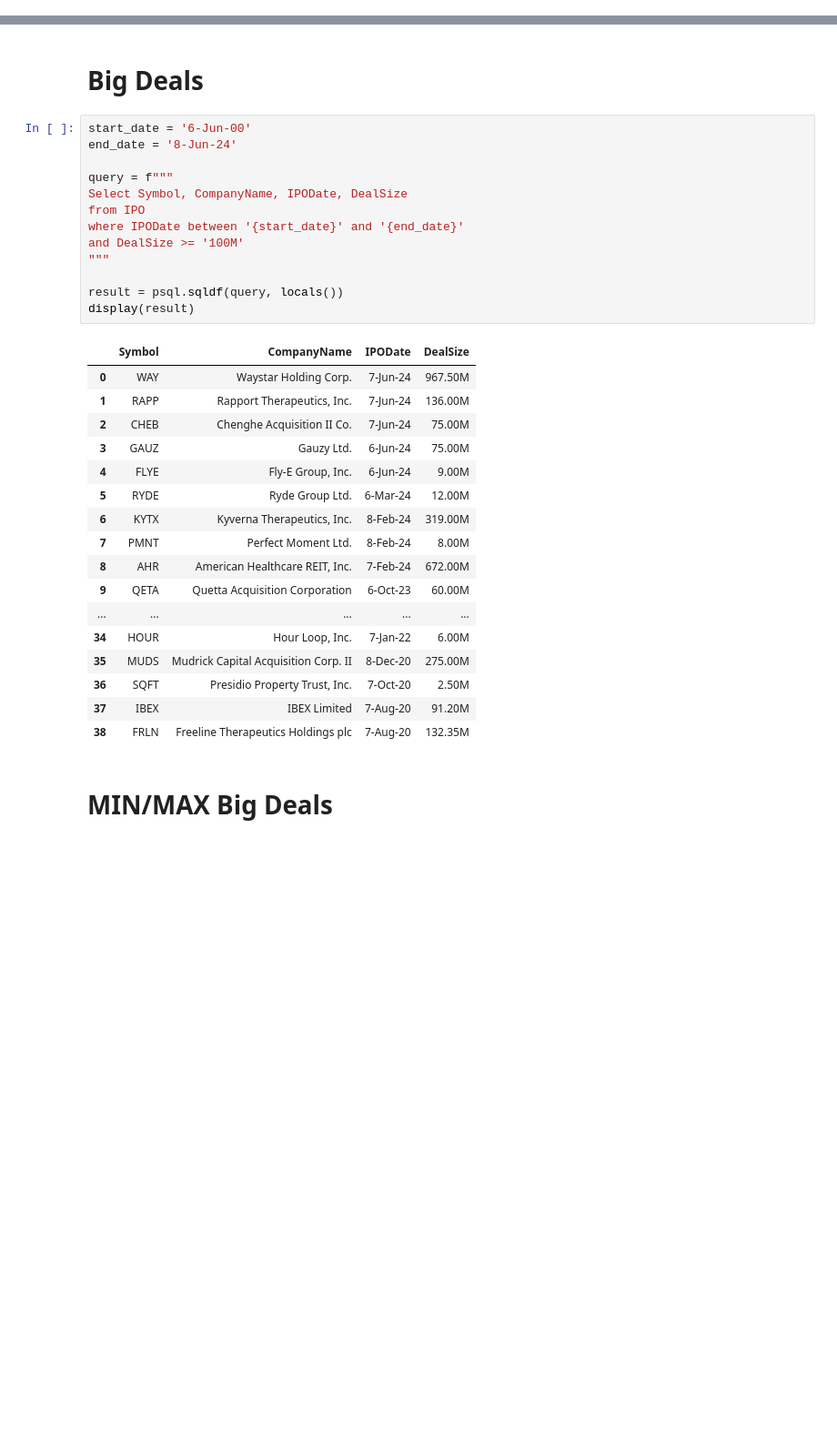
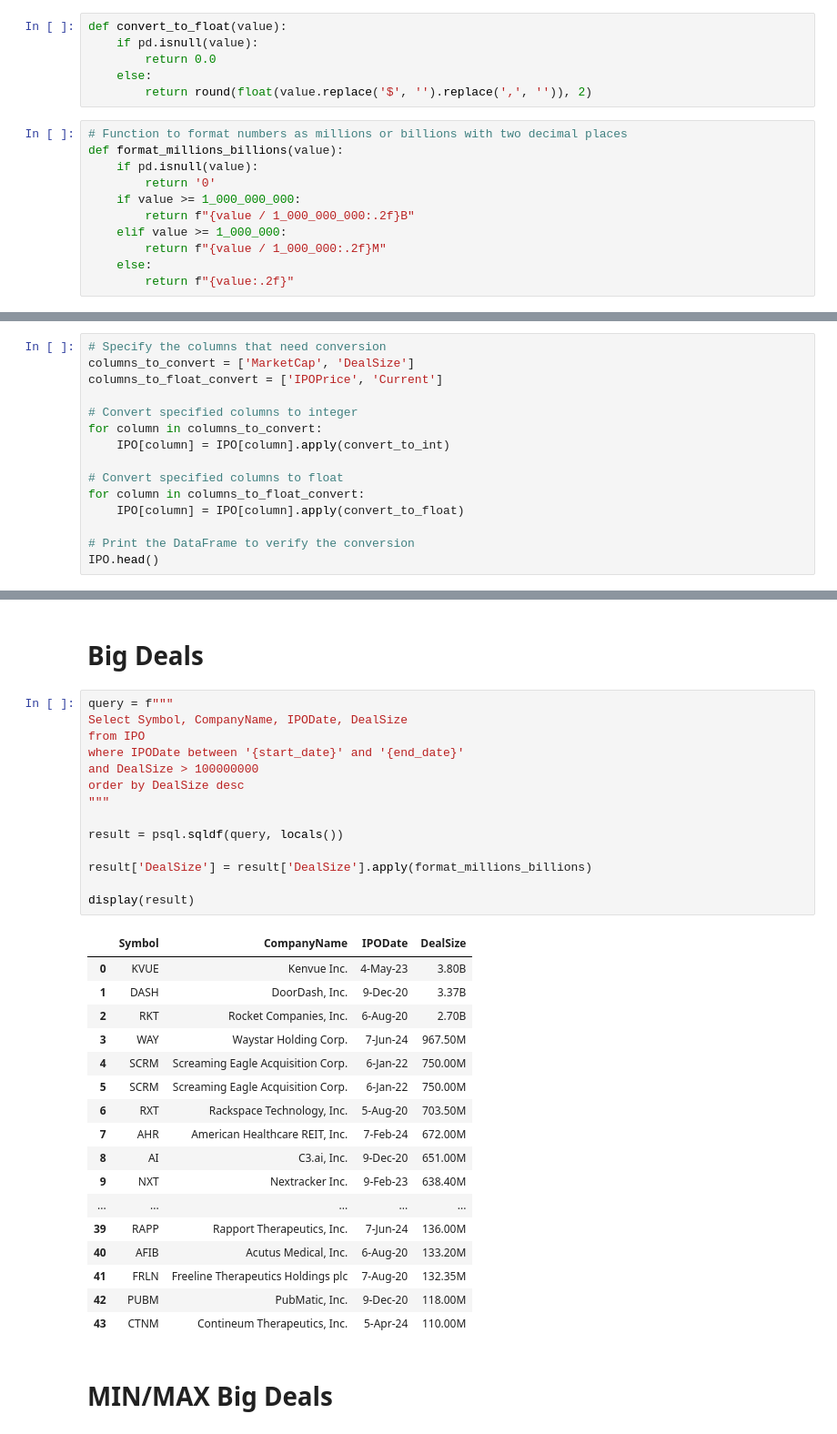
Before and after one commit to gavrilow/the-fremen, a Jupyter notebook: the-fremen.ipynb, the cells around one changed output, grey strips where cells are left out. Shown at 91% size. Saved outputs shown, nothing was run; the diff lists cells and outputs as text; blank space fills up the shorter version.

```diff
--- a/the-fremen.ipynb
+++ b/the-fremen.ipynb
@@ -3,3 +15,20 @@
+# %%
+def convert_to_float(value):
+    if pd.isnull(value):
+        return 0.0
+    else:
+        return round(float(value.replace('$', '').replace(',', '')), 2)
+# %%
+# Function to format numbers as millions or billions with two decimal places
+def format_millions_billions(value):
+    if pd.isnull(value):
+        return '0'
+    if value >= 1_000_000_000:
+        return f"{value / 1_000_000_000:.2f}B"
+    elif value >= 1_000_000:
+        return f"{value / 1_000_000:.2f}M"
+    else:
+        return f"{value:.2f}"
 # %%
 import pandas as pd
 
@@ -17,3 +46,18 @@ IPO.head()
 | 2 | 7-Jun-24 | CHEB | Chenghe Acquisition II Co. | $10.00 | $10.02 | 0.20% | 100.20M | 75.00M | NYSEAMERICAN |
 | 3 | 6-Jun-24 | GAUZ | Gauzy Ltd. | $17.00 | $15.74 | -7.41% | 295.29M | 75.00M | NASDAQ |
 | 4 | 6-Jun-24 | FLYE | Fly-E Group, Inc. | $4.00 | $4.00 | NaN | 100.00M | 9.00M | NASDAQ |
+# %%
+# Specify the columns that need conversion
+columns_to_convert = ['MarketCap', 'DealSize']
+columns_to_float_convert = ['IPOPrice', 'Current']
+
+# Convert specified columns to integer
+for column in columns_to_convert:
+    IPO[column] = IPO[column].apply(convert_to_int)
+
+# Convert specified columns to float
+for column in columns_to_float_convert:
+    IPO[column] = IPO[column].apply(convert_to_float)
+
+# Print the DataFrame to verify the conversion
+IPO.head()
@@ -129,36 +177,37 @@ display(result)
 # %% [markdown]
 # Big Deals
 # %%
-start_date = '6-Jun-00'
-end_date = '8-Jun-24'
-
 query = f"""
 Select Symbol, CompanyName, IPODate, DealSize
 from IPO
 where IPODate between '{start_date}' and '{end_date}'
-and DealSize >= '100M'
+and DealSize > 100000000
+order by DealSize desc
 """
 
 result = psql.sqldf(query, locals())
+
+result['DealSize'] = result['DealSize'].apply(format_millions_billions)
+
 display(result)
 # %% [output]
 |  | Symbol | CompanyName | IPODate | DealSize |
-| 0 | WAY | Waystar Holding Corp. | 7-Jun-24 | 967.50M |
-| 1 | RAPP | Rapport Therapeutics, Inc. | 7-Jun-24 | 136.00M |
-| 2 | CHEB | Chenghe Acquisition II Co. | 7-Jun-24 | 75.00M |
-| 3 | GAUZ | Gauzy Ltd. | 6-Jun-24 | 75.00M |
-| 4 | FLYE | Fly-E Group, Inc. | 6-Jun-24 | 9.00M |
-| 5 | RYDE | Ryde Group Ltd. | 6-Mar-24 | 12.00M |
-| 6 | KYTX | Kyverna Therapeutics, Inc. | 8-Feb-24 | 319.00M |
-| 7 | PMNT | Perfect Moment Ltd. | 8-Feb-24 | 8.00M |
-| 8 | AHR | American Healthcare REIT, Inc. | 7-Feb-24 | 672.00M |
-| 9 | QETA | Quetta Acquisition Corporation | 6-Oct-23 | 60.00M |
+| 0 | KVUE | Kenvue Inc. | 4-May-23 | 3.80B |
+| 1 | DASH | DoorDash, Inc. | 9-Dec-20 | 3.37B |
+| 2 | RKT | Rocket Companies, Inc. | 6-Aug-20 | 2.70B |
+| 3 | WAY | Waystar Holding Corp. | 7-Jun-24 | 967.50M |
+| 4 | SCRM | Screaming Eagle Acquisition Corp. | 6-Jan-22 | 750.00M |
+| 5 | SCRM | Screaming Eagle Acquisition Corp. | 6-Jan-22 | 750.00M |
+| 6 | RXT | Rackspace Technology, Inc. | 5-Aug-20 | 703.50M |
+| 7 | AHR | American Healthcare REIT, Inc. | 7-Feb-24 | 672.00M |
+| 8 | AI | C3.ai, Inc. | 9-Dec-20 | 651.00M |
+| 9 | NXT | Nextracker Inc. | 9-Feb-23 | 638.40M |
 | ... | ... | ... | ... | ... |
-| 34 | HOUR | Hour Loop, Inc. | 7-Jan-22 | 6.00M |
-| 35 | MUDS | Mudrick Capital Acquisition Corp. II | 8-Dec-20 | 275.00M |
-| 36 | SQFT | Presidio Property Trust, Inc. | 7-Oct-20 | 2.50M |
-| 37 | IBEX | IBEX Limited | 7-Aug-20 | 91.20M |
-| 38 | FRLN | Freeline Therapeutics Holdings plc | 7-Aug-20 | 132.35M |
+| 39 | RAPP | Rapport Therapeutics, Inc. | 7-Jun-24 | 136.00M |
+| 40 | AFIB | Acutus Medical, Inc. | 6-Aug-20 | 133.20M |
+| 41 | FRLN | Freeline Therapeutics Holdings plc | 7-Aug-20 | 132.35M |
+| 42 | PUBM | PubMatic, Inc. | 9-Dec-20 | 118.00M |
+| 43 | CTNM | Contineum Therapeutics, Inc. | 5-Apr-24 | 110.00M |
 # %% [markdown]
 # MIN/MAX Big Deals
 # %%
```
Also changed, not shown: parts of 15 cells of this notebook.
